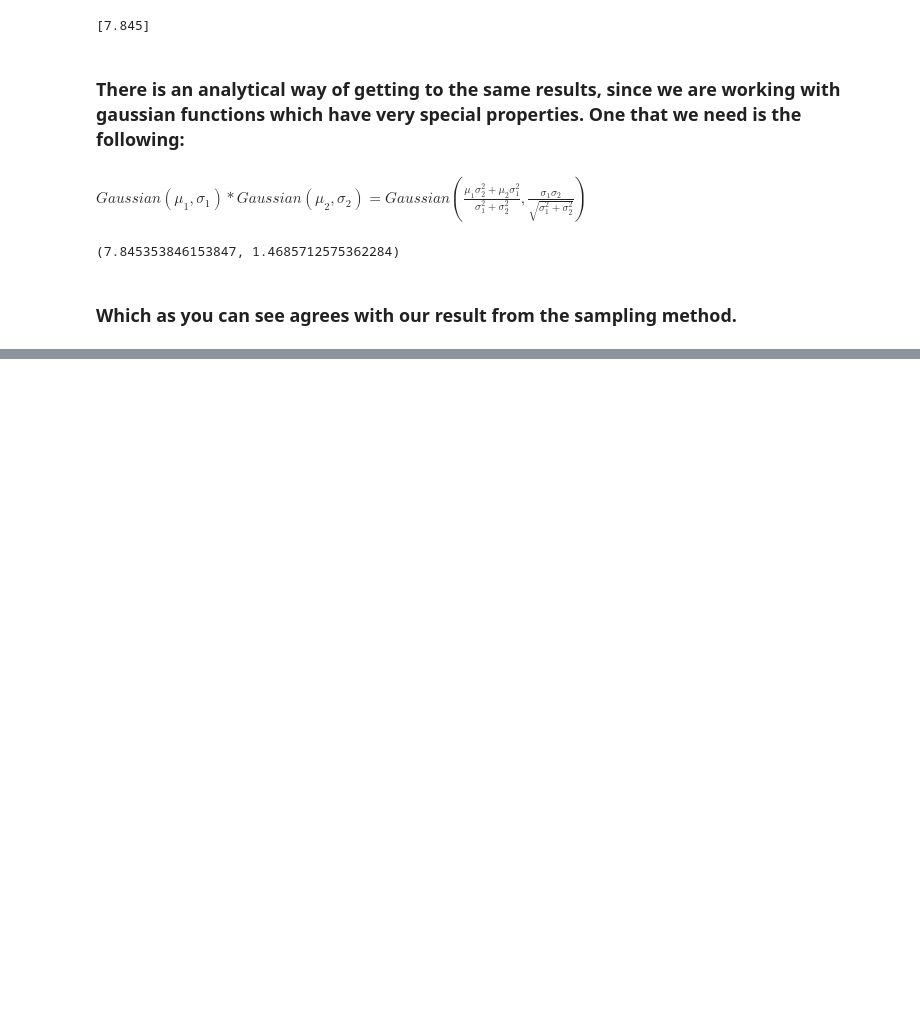
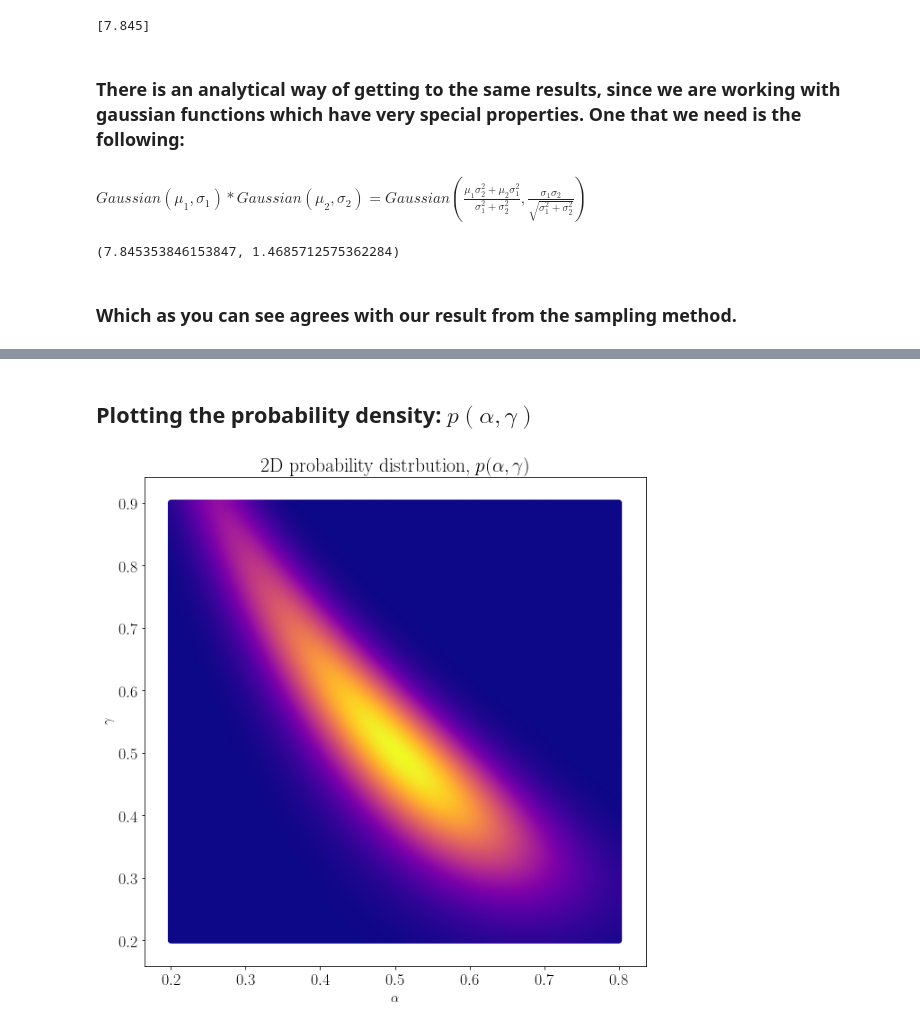
Before and after one commit to abtinshahidi/Foundation_applied_machine_learning, a Jupyter notebook: notebooks/week2/week2.ipynb, the cells around one changed output, grey strips where cells are left out. Cells and saved outputs as stored; diff of their text form; code cells hidden in the pictures; blank space fills up the shorter version.

```diff
--- a/notebooks/week2/week2.ipynb
+++ b/notebooks/week2/week2.ipynb
@@ -175,0 +223,9 @@ two_gaussian(mass_cms, mass_atlas, mass_err_cms, mass_err_atlas)
+# %%
+def least_squared(y_measured, y_prediction):
+    ls = []
+    for y0, y1 in zip(y_measured, y_prediction):
+        ls.append((y0 - y1)**2)
+    return sum(ls)**0.5
+# %%
+def prob(l):
+    return exp(-l**2)
@@ -175,0 +234,3 @@ two_gaussian(mass_cms, mass_atlas, mass_err_cms, mass_err_atlas)
+# %%
+α_span = np.linspace(0.2, 0.8, 300)
+γ_span = np.linspace(0.2, 0.9, 300)
@@ -175,0 +239,7 @@ two_gaussian(mass_cms, mass_atlas, mass_err_cms, mass_err_atlas)
+# %%
+values = []
+for α in α_span:
+    for γ in γ_span:
+        y_prediction = [f(x, α, γ) for x in x_span]
+        y_measured = y_span
+        values.append((prob(least_squared(y_measured, y_prediction)), α, γ))
@@ -175,0 +256,16 @@ two_gaussian(mass_cms, mass_atlas, mass_err_cms, mass_err_atlas)
+# %% [markdown]
+## Plotting the probability density: $p(\alpha, \gamma)$
+# %%
+X = [value[1] for value in values]
+Y = [value[2] for value in values]
+Z = [value[0] for value in values]
+
+plt.figure(figsize=(10, 10))
+plt.title(r"2D probability distrbution, $p(\alpha, \gamma)$")
+plt.scatter(X, Y, c=Z, cmap="plasma")
+
+plt.xlabel(r"$\alpha$", fontsize=15)
+plt.ylabel(r"$\gamma$", fontsize=15)
+plt.show()
+# %% [output]
+[figure, added]
```
Also changed, not shown: parts of 13 cells of this notebook.
